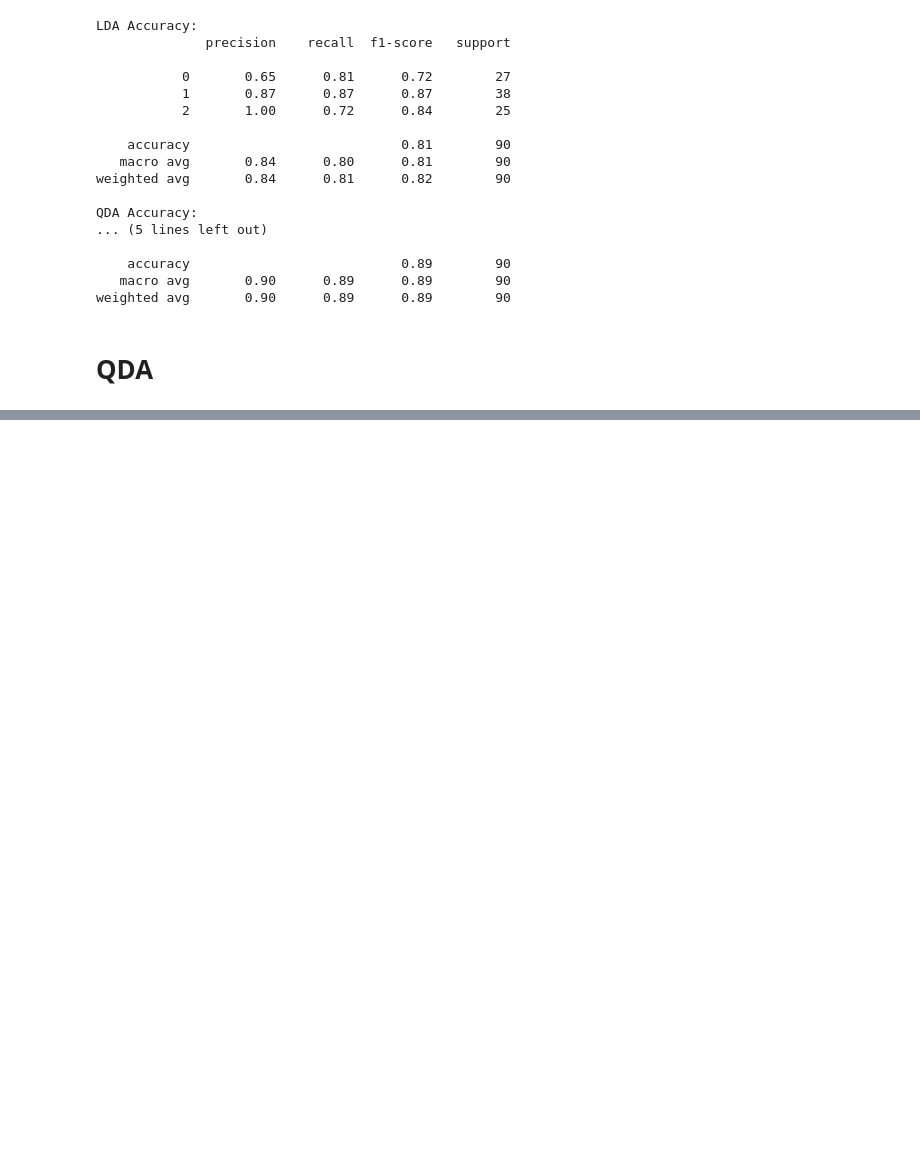
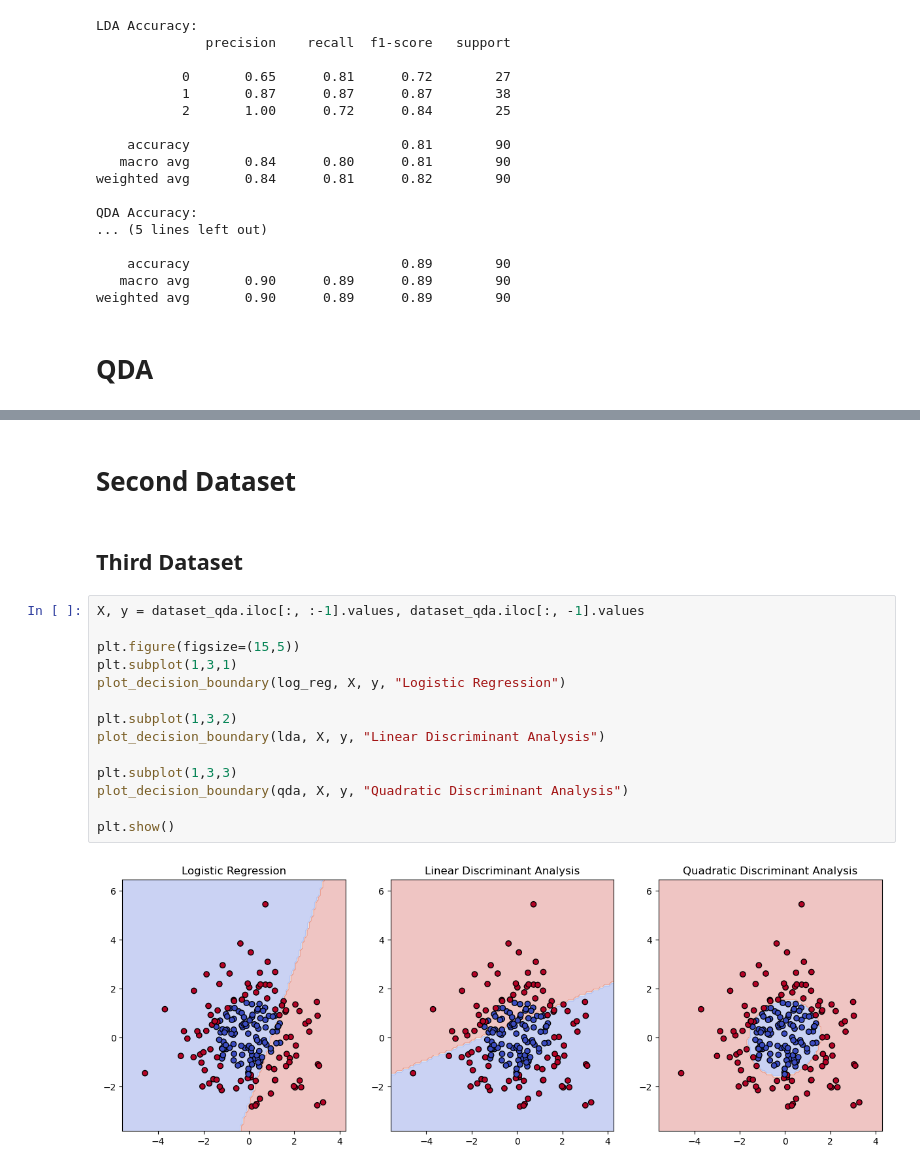
Before and after one commit to RodriCouto/ML_na_previsao_do_tempo_de_internato, a Jupyter notebook: castro.ipynb, the cells around one changed output, grey strips where cells are left out. Drawn from its saved outputs; the diff is of its cells as text; blank space fills up the shorter version.

```diff
--- a/castro.ipynb
+++ b/castro.ipynb
@@ -265,0 +253,20 @@ weighted avg       0.98      0.98      0.98        60
+# %% [markdown]
+# Second Dataset
+# %% [markdown]
+## Third Dataset
+# %%
+X, y = dataset_qda.iloc[:, :-1].values, dataset_qda.iloc[:, -1].values
+
+plt.figure(figsize=(15,5))
+plt.subplot(1,3,1)
+plot_decision_boundary(log_reg, X, y, "Logistic Regression")
+
+plt.subplot(1,3,2)
+plot_decision_boundary(lda, X, y, "Linear Discriminant Analysis")
+
+plt.subplot(1,3,3)
+plot_decision_boundary(qda, X, y, "Quadratic Discriminant Analysis")
+
+plt.show()
+# %% [output]
+[figure, added]
```
Also changed, not shown: parts of 8 cells of this notebook.
